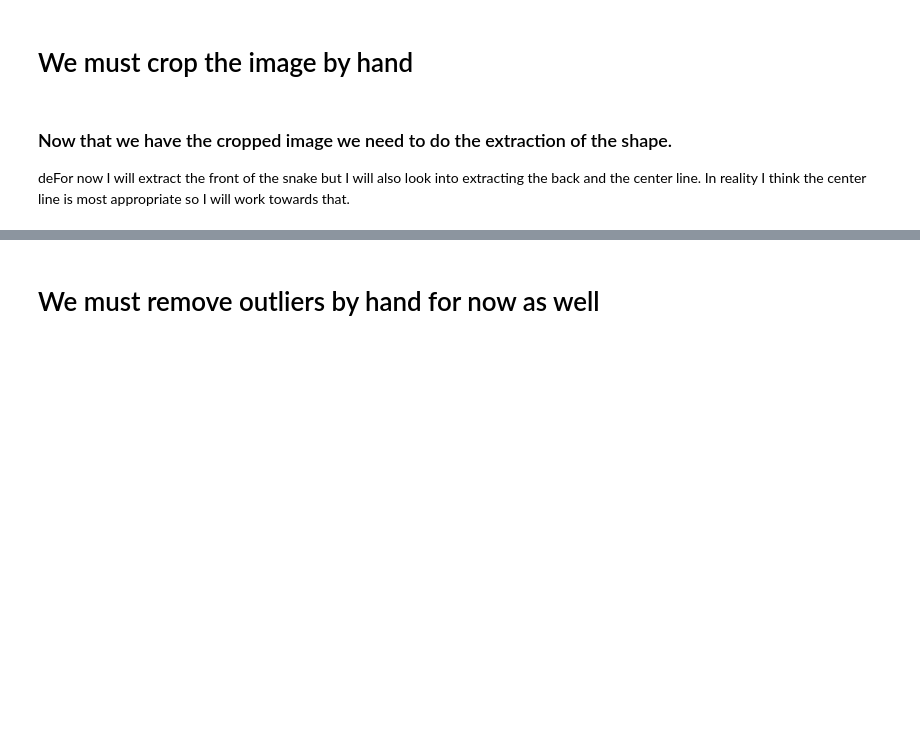
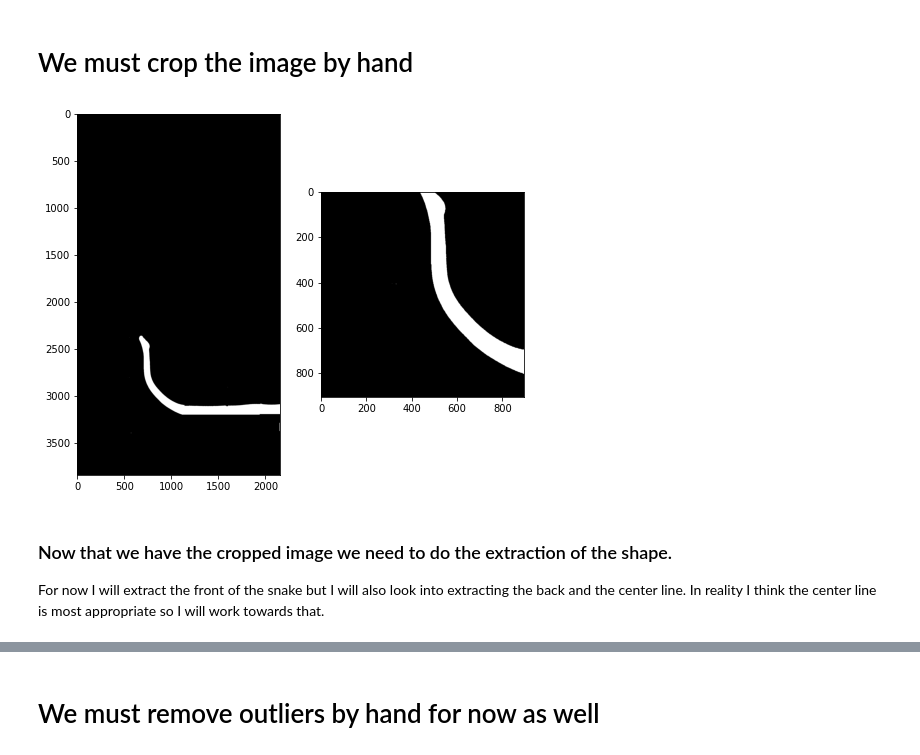
Before and after one commit to davenpi/stability, a Jupyter notebook: image_processing/extraction.ipynb, the cells around one changed output, grey strips where cells are left out. Drawn from its saved outputs; the diff is of its cells as text; code cells hidden in the pictures; blank space fills up the shorter version.

Commit message:
add code to save cropping and extracted data for overlay

```diff
--- a/image_processing/extraction.ipynb
+++ b/image_processing/extraction.ipynb
@@ -10,7 +10,8 @@ from skimage.util import invert
 
 The purpose of this step is to see where I should crop the image so that we just have an image from the head to the point of departure of the snake. This cropping step is not easily automatable right now and I am using this as a stop gap measure until I find a better method.
 # %%
-img_path = "snake_filtered/im11.jpg"  # specify the image we want to use.
+img_path = "snake_filtered/im03.jpg"  # specify the image we want to use.
+save_path = "extracted_data/im03"  # place to save the extracted data.
 
 
 def plot_img(img: np.ndarray, size: int = 6) -> None:
@@ -124,7 +125,12 @@ cropped = crop(img, left=325, right=1500, top=1050)
+# %%
+crop_points = np.array([225, 1120, 2395])  # left, right, top
+cropped = crop(img, left=crop_points[0], right=crop_points[1], top=crop_points[2])
+# %% [output]
+[figure, added]
 # %% [markdown]
 ### Now that we have the cropped image we need to do the extraction of the shape.
 
-deFor now I will extract the front of the snake but I will also look into extracting the back and the center line. In reality I think the center line is most appropriate so I will work towards that.
+For now I will extract the front of the snake but I will also look into extracting the back and the center line. In reality I think the center line is most appropriate so I will work towards that.
 # %%
 def extract_skeleton(cropped: np.ndarray) -> np.ndarray:
     """
```
Also changed, not shown: parts of 18 cells of this notebook, 3 other files.
